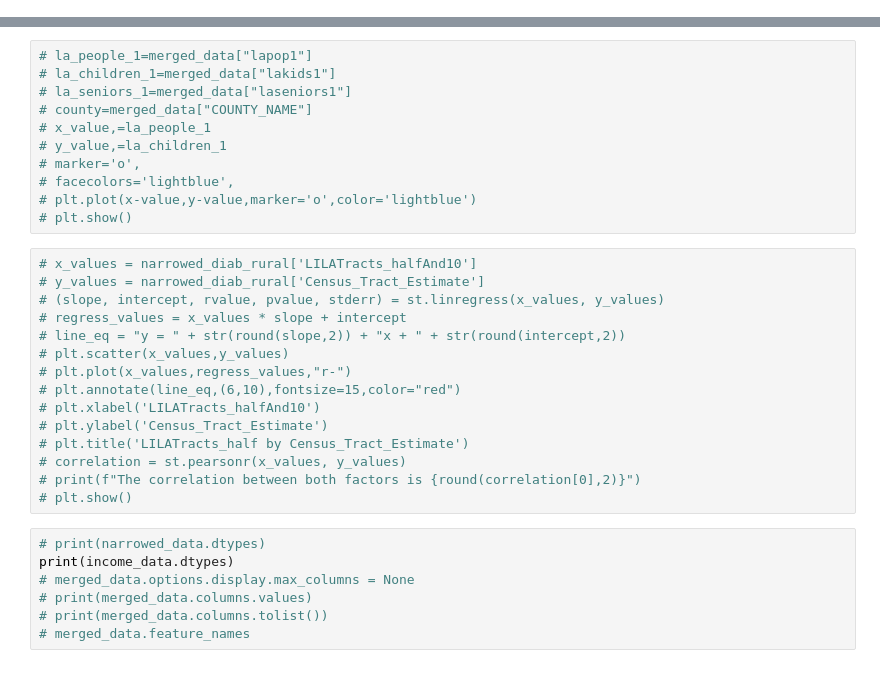
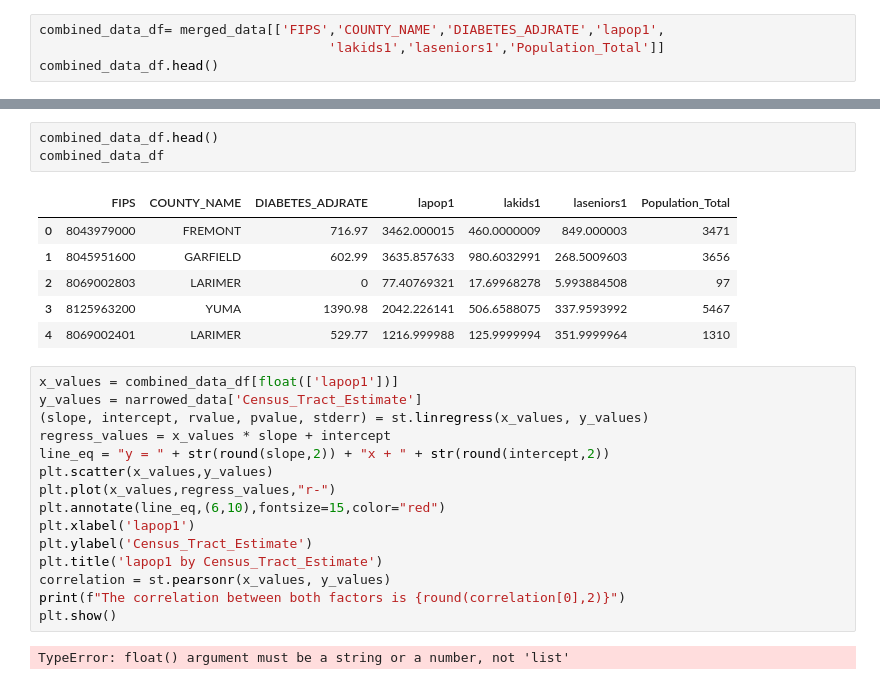
Before and after one commit to Ryan-Eberle/Diabetes-Demographics-in-Colorado, a Jupyter notebook: Diabetes_age_analysis.ipynb, the cells around one changed output, grey strips where cells are left out. Cells and saved outputs as stored; diff of their text form.

```diff
--- a/Diabetes_age_analysis.ipynb
+++ b/Diabetes_age_analysis.ipynb
@@ -52,0 +38,4 @@ adult_over_18= narrowed_data["Adult_Pop_Over_18"].mean()
+# %%
+combined_data_df= merged_data[['FIPS','COUNTY_NAME','DIABETES_ADJRATE','lapop1',
+                                     'lakids1','laseniors1','Population_Total']]
+combined_data_df.head()
@@ -61,33 +59,27 @@ plt.show()
-# %%
-# la_people_1=merged_data["lapop1"]
-# la_children_1=merged_data["lakids1"]
-# la_seniors_1=merged_data["laseniors1"]
-# county=merged_data["COUNTY_NAME"]
-# x_value,=la_people_1
-# y_value,=la_children_1
-# marker='o',
-# facecolors='lightblue',
-# plt.plot(x-value,y-value,marker='o',color='lightblue')
-# plt.show()
+# %%
+combined_data_df.head()
+combined_data_df
+# %% [output]
+|  | FIPS | COUNTY_NAME | DIABETES_ADJRATE | lapop1 | lakids1 | laseniors1 | Population_Total |
+| 0 | 8043979000 | FREMONT | 716.97 | 3462.000015 | 460.0000009 | 849.000003 | 3471 |
+| 1 | 8045951600 | GARFIELD | 602.99 | 3635.857633 | 980.6032991 | 268.5009603 | 3656 |
+| 2 | 8069002803 | LARIMER | 0 | 77.40769321 | 17.69968278 | 5.993884508 | 97 |
+| 3 | 8125963200 | YUMA | 1390.98 | 2042.226141 | 506.6588075 | 337.9593992 | 5467 |
+| 4 | 8069002401 | LARIMER | 529.77 | 1216.999988 | 125.9999994 | 351.9999964 | 1310 |
 # %%
-# x_values = narrowed_diab_rural['LILATracts_halfAnd10']
-# y_values = narrowed_diab_rural['Census_Tract_Estimate']
-# (slope, intercept, rvalue, pvalue, stderr) = st.linregress(x_values, y_values)
-# regress_values = x_values * slope + intercept
-# line_eq = "y = " + str(round(slope,2)) + "x + " + str(round(intercept,2))
-# plt.scatter(x_values,y_values)
-# plt.plot(x_values,regress_values,"r-")
-# plt.annotate(line_eq,(6,10),fontsize=15,color="red")
-# plt.xlabel('LILATracts_halfAnd10')
-# plt.ylabel('Census_Tract_Estimate')
-# plt.title('LILATracts_half by Census_Tract_Estimate')
-# correlation = st.pearsonr(x_values, y_values)
-# print(f"The correlation between both factors is {round(correlation[0],2)}")
-# plt.show()
+x_values = combined_data_df[float(['lapop1'])]
+y_values = narrowed_data['Census_Tract_Estimate']
+(slope, intercept, rvalue, pvalue, stderr) = st.linregress(x_values, y_values)
+regress_values = x_values * slope + intercept
+line_eq = "y = " + str(round(slope,2)) + "x + " + str(round(intercept,2))
+plt.scatter(x_values,y_values)
+plt.plot(x_values,regress_values,"r-")
+plt.annotate(line_eq,(6,10),fontsize=15,color="red")
+plt.xlabel('lapop1')
+plt.ylabel('Census_Tract_Estimate')
+plt.title('lapop1 by Census_Tract_Estimate')
+correlation = st.pearsonr(x_values, y_values)
+print(f"The correlation between both factors is {round(correlation[0],2)}")
+plt.show()
+# %% [output]
+TypeError: float() argument must be a string or a number, not 'list'
-# %%
-# print(narrowed_data.dtypes)
-print(income_data.dtypes)
-# merged_data.options.display.max_columns = None
-# print(merged_data.columns.values)
-# print(merged_data.columns.tolist())
-# merged_data.feature_names
```
Also changed, not shown: parts of 14 cells of this notebook, 3 other files.
